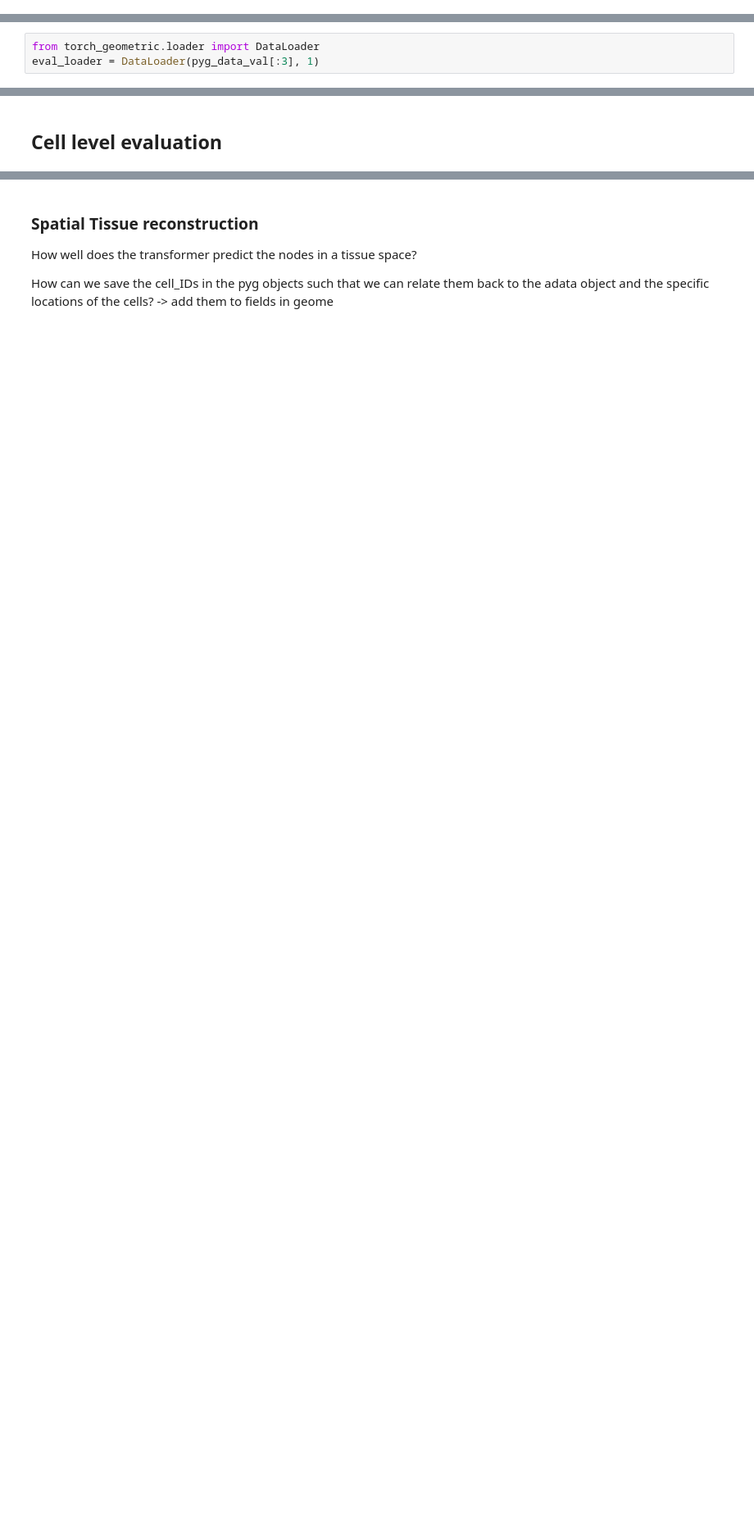
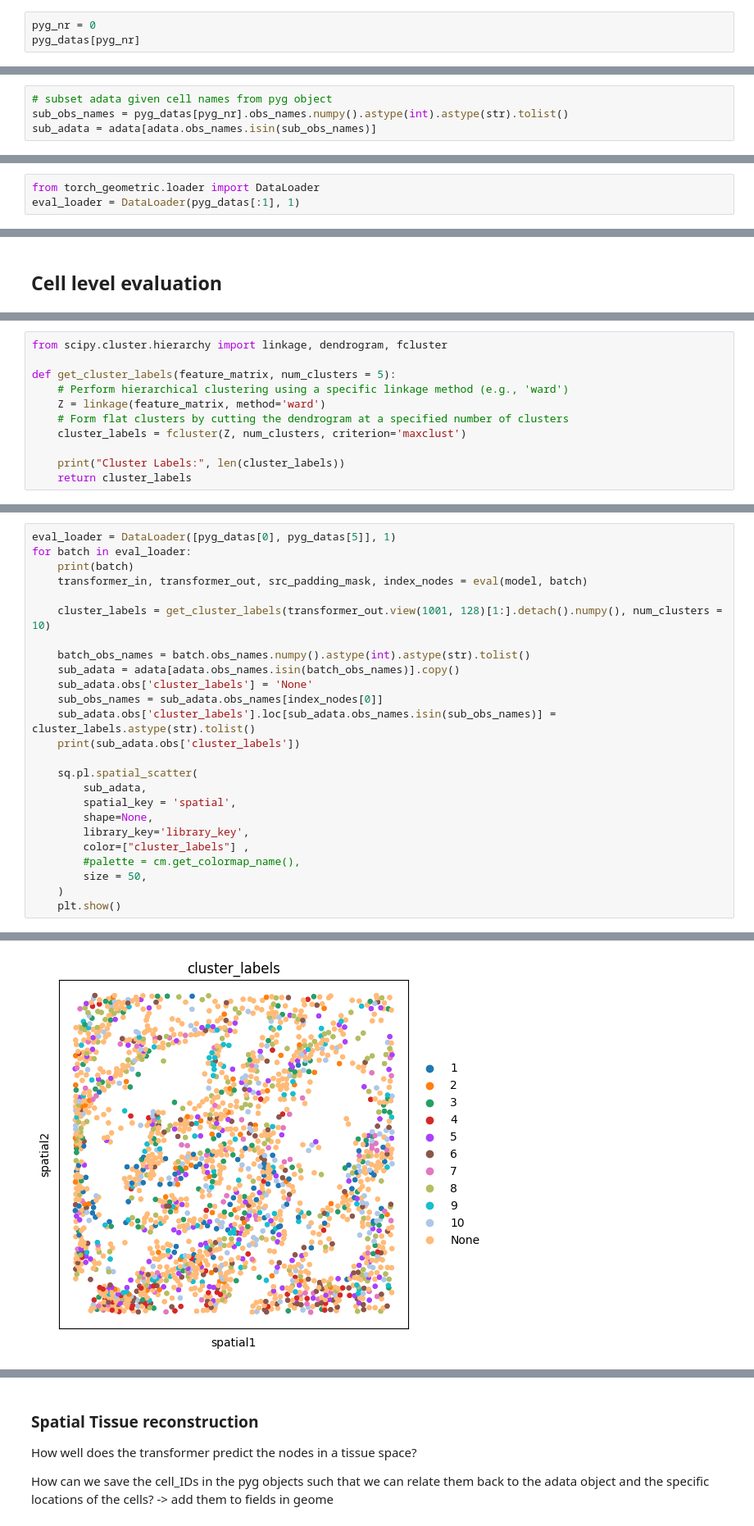
Before and after one commit to theislab/interscale, a Jupyter notebook: docs/notebooks/evaluation.ipynb, the cells around one changed output, grey strips where cells are left out. Shown at 82% size. Saved outputs shown, nothing was run; the diff lists cells and outputs as text; blank space fills up the shorter version.

Commit message:
evaluation spatial distribution

```diff
--- a/docs/notebooks/evaluation.ipynb
+++ b/docs/notebooks/evaluation.ipynb
@@ -65,0 +149,3 @@ pyg_data_val[:3]
+# %%
+pyg_nr = 0
+pyg_datas[pyg_nr]
@@ -65,0 +154,4 @@ pyg_data_val[:3]
+# %%
+# subset adata given cell names from pyg object
+sub_obs_names = pyg_datas[pyg_nr].obs_names.numpy().astype(int).astype(str).tolist()
+sub_adata = adata[adata.obs_names.isin(sub_obs_names)]
@@ -101,7 +202,7 @@ def extract_attention(self, x, src_padding_mask):
     return attn_maps, attn_weights_maps
 # %%
 from torch_geometric.loader import DataLoader
-eval_loader = DataLoader(pyg_data_val[:3], 1)
+eval_loader = DataLoader(pyg_datas[:1], 1)
 # %%
 for batch in eval_loader:
     print(batch)
@@ -127,0 +266,11 @@ torch.Size([457, 1, 128]) torch.Size([1, 457, 457])
+# %%
+from scipy.cluster.hierarchy import linkage, dendrogram, fcluster
+
+def get_cluster_labels(feature_matrix, num_clusters = 5):
+    # Perform hierarchical clustering using a specific linkage method (e.g., 'ward')
+    Z = linkage(feature_matrix, method='ward')
+    # Form flat clusters by cutting the dendrogram at a specified number of clusters
+    cluster_labels = fcluster(Z, num_clusters, criterion='maxclust')
+
+    print("Cluster Labels:", len(cluster_labels))
+    return cluster_labels
@@ -127,0 +286,26 @@ torch.Size([457, 1, 128]) torch.Size([1, 457, 457])
+# %%
+eval_loader = DataLoader([pyg_datas[0], pyg_datas[5]], 1)
+for batch in eval_loader:
+    print(batch)
+    transformer_in, transformer_out, src_padding_mask, index_nodes = eval(model, batch)
+
+    cluster_labels = get_cluster_labels(transformer_out.view(1001, 128)[1:].detach().numpy(), num_clusters = 10)
+
+    batch_obs_names = batch.obs_names.numpy().astype(int).astype(str).tolist()
+    sub_adata = adata[adata.obs_names.isin(batch_obs_names)].copy()
+    sub_adata.obs['cluster_labels'] = 'None'
+    sub_obs_names = sub_adata.obs_names[index_nodes[0]]
+    sub_adata.obs['cluster_labels'].loc[sub_adata.obs_names.isin(sub_obs_names)] = cluster_labels.astype(str).tolist()
+    print(sub_adata.obs['cluster_labels'])
+
+    sq.pl.spatial_scatter(
+        sub_adata,
+        spatial_key = 'spatial',
+        shape=None,
+        library_key='library_key',
+        color=["cluster_labels"] ,
+        #palette = cm.get_colormap_name(),
+        size = 50,
+    )
+    plt.show()
+# %% [output]
@@ -127,0 +340 @@ torch.Size([457, 1, 128]) torch.Size([1, 457, 457])
+[figure, added]
```
Also changed, not shown: parts of 40 cells of this notebook, 10 other files.
